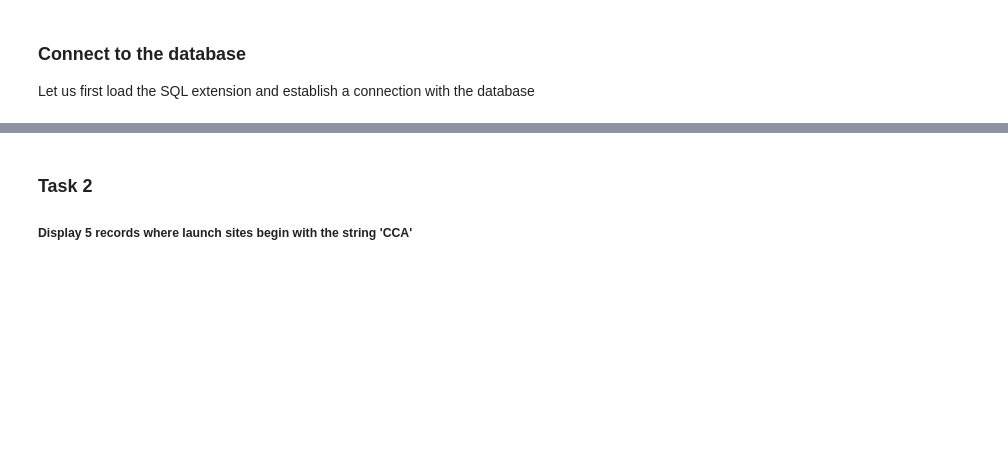
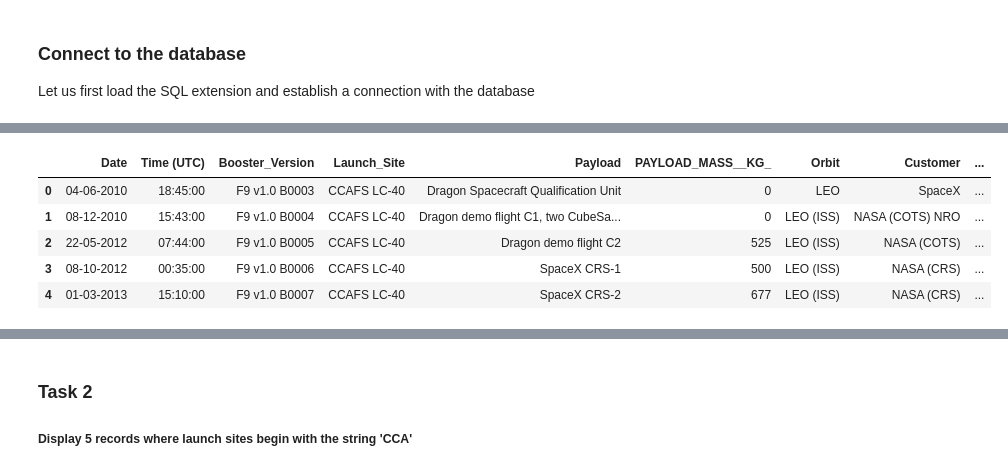
Before and after one commit to LoveAllArt/Applied-Data-Science-Capstone, a Jupyter notebook: 03_EDA_with_SQL.ipynb, the cells around one changed output, grey strips where cells are left out. Drawn from its saved outputs; the diff is of its cells as text; code cells hidden in the pictures; blank space fills up the shorter version.

```diff
--- a/03_EDA_with_SQL.ipynb
+++ b/03_EDA_with_SQL.ipynb
@@ -249,0 +91,13 @@ Connection info needed in SQLAlchemy format, example:
+# %%
+import pandas as pd
+df = pd.read_csv("https://cf-courses-data.s3.us.cloud-object-storage.appdomain.cloud/IBM-DS0321EN-SkillsNetwork/labs/module_2/data/Spacex.csv")
+df.to_sql("SPACEXTBL", con, if_exists='replace', index=False,method="multi")
+# %%
+df.head()
+# %% [output]
+|  | Date | Time (UTC) | Booster_Version | Launch_Site | Payload | PAYLOAD_MASS__KG_ | Orbit | Customer | ... |
+| 0 | 04-06-2010 | 18:45:00 | F9 v1.0 B0003 | CCAFS LC-40 | Dragon Spacecraft Qualification Unit | 0 | LEO | SpaceX | ... |
+| 1 | 08-12-2010 | 15:43:00 | F9 v1.0 B0004 | CCAFS LC-40 | Dragon demo flight C1, two CubeSa... | 0 | LEO (ISS) | NASA (COTS) NRO | ... |
+| 2 | 22-05-2012 | 07:44:00 | F9 v1.0 B0005 | CCAFS LC-40 | Dragon demo flight C2 | 525 | LEO (ISS) | NASA (COTS) | ... |
+| 3 | 08-10-2012 | 00:35:00 | F9 v1.0 B0006 | CCAFS LC-40 | SpaceX CRS-1 | 500 | LEO (ISS) | NASA (CRS) | ... |
+| 4 | 01-03-2013 | 15:10:00 | F9 v1.0 B0007 | CCAFS LC-40 | SpaceX CRS-2 | 677 | LEO (ISS) | NASA (CRS) | ... |
```
Also changed, not shown: parts of 32 cells of this notebook.
